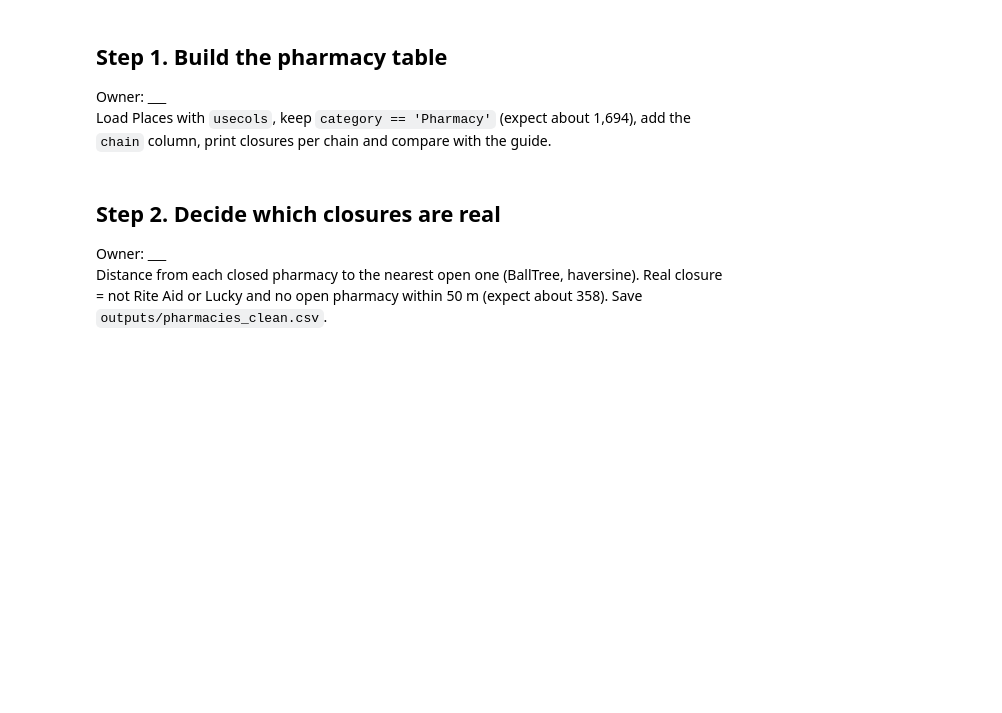
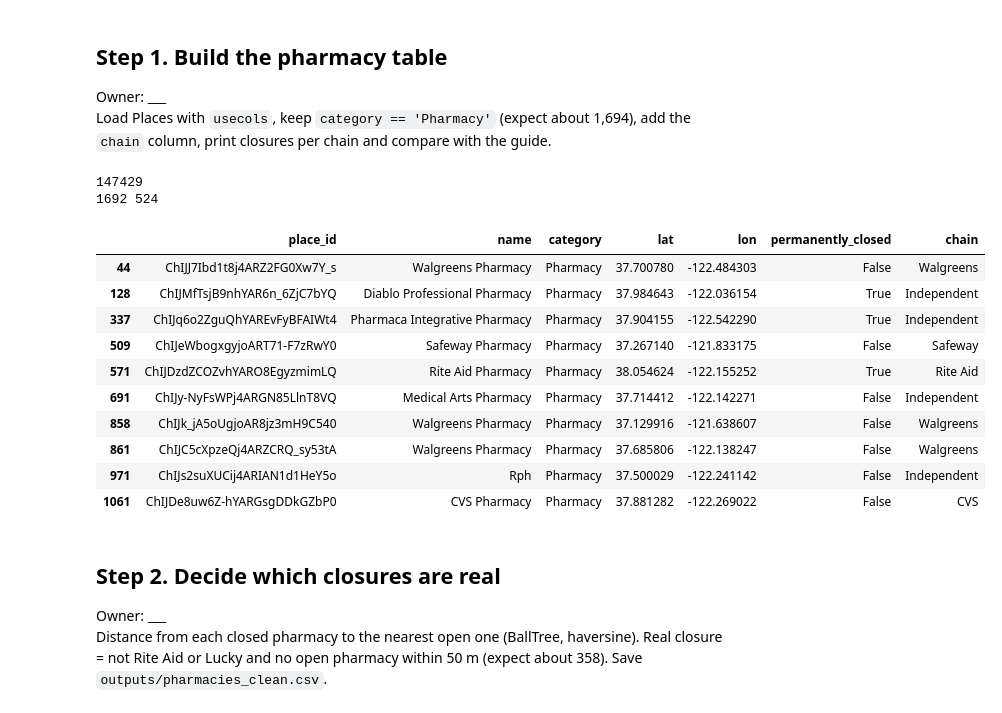
Before and after one commit to EthanRCF/ghost-pharmacies, a Jupyter notebook: notebooks/ghost_pharmacies_brian.ipynb, the cells around one changed output. Drawn from its saved outputs; the diff is of its cells as text; code cells hidden in the pictures; blank space fills up the shorter version.

```diff
--- a/notebooks/ghost_pharmacies_brian.ipynb
+++ b/notebooks/ghost_pharmacies_brian.ipynb
@@ -93,7 +93,48 @@ Census (optional): not added
 Owner: ___
 Load Places with `usecols`, keep `category == 'Pharmacy'` (expect about 1,694), add the `chain` column, print closures per chain and compare with the guide.
 # %%
-# TODO
+cols = ['place_id', 'name', 'category', 'lat', 'lon', 'permanently_closed', 'top_reviews'] # get needed columns
+p = pd.read_csv(PLACES_CSV, usecols=cols, low_memory=False)
+print(len(p))
+
+pharmacies = p[p.category == 'Pharmacy'].copy()
+print(len(pharmacies), pharmacies.permanently_closed.sum()) #num pharmacies and num closed
+
+# chains table
+CHAINS = [
+    ('Walgreens', ['walgreens']),
+    ('CVS', ['cvs', 'target']),
+    ('Rite Aid', ['rite aid']),
+    ('Lucky', ['lucky', 'save mart']),
+    ('Safeway', ['safeway']),
+    ('Costco', ['costco']),
+    ('Walmart', ['walmart']),
+    ('Kaiser', ['kaiser']),
+    ('Rayleys', ['raley', 'nob hill']), ]
+
+# if chain keywords appear in name, identify as a chain
+def chain_of(name):
+    n = str(name).lower()
+    for chain, keys in CHAINS:
+        if any(k in n for k in keys):
+            return chain
+    return 'Independent'
+pharmacies['chain'] = pharmacies['name'].apply(chain_of)
+pharmacies.drop(columns='top_reviews').head(10)
+# %% [output]
+147429
+1692 524
+|  | place_id | name | category | lat | lon | permanently_closed | chain |
+| 44 | ChIJJ7Ibd1t8j4ARZ2FG0Xw7Y_s | Walgreens Pharmacy | Pharmacy | 37.700780 | -122.484303 | False | Walgreens |
+| 128 | ChIJMfTsjB9nhYAR6n_6ZjC7bYQ | Diablo Professional Pharmacy | Pharmacy | 37.984643 | -122.036154 | True | Independent |
+| 337 | ChIJq6o2ZguQhYAREvFyBFAIWt4 | Pharmaca Integrative Pharmacy | Pharmacy | 37.904155 | -122.542290 | True | Independent |
+| 509 | ChIJeWbogxgyjoART71-F7zRwY0 | Safeway Pharmacy | Pharmacy | 37.267140 | -121.833175 | False | Safeway |
+| 571 | ChIJDzdZCOZvhYARO8EgyzmimLQ | Rite Aid Pharmacy | Pharmacy | 38.054624 | -122.155252 | True | Rite Aid |
+| 691 | ChIJy-NyFsWPj4ARGN85LlnT8VQ | Medical Arts Pharmacy | Pharmacy | 37.714412 | -122.142271 | False | Independent |
+| 858 | ChIJk_jA5oUgjoAR8jz3mH9C540 | Walgreens Pharmacy | Pharmacy | 37.129916 | -121.638607 | False | Walgreens |
+| 861 | ChIJC5cXpzeQj4ARZCRQ_sy53tA | Walgreens Pharmacy | Pharmacy | 37.685806 | -122.138247 | False | Walgreens |
+| 971 | ChIJs2suXUCij4ARIAN1d1HeY5o | Rph | Pharmacy | 37.500029 | -122.241142 | False | Independent |
+| 1061 | ChIJDe8uw6Z-hYARGsgDDkGZbP0 | CVS Pharmacy | Pharmacy | 37.881282 | -122.269022 | False | CVS |
 # %% [markdown]
 ## Step 2. Decide which closures are real
 Owner: ___
```
